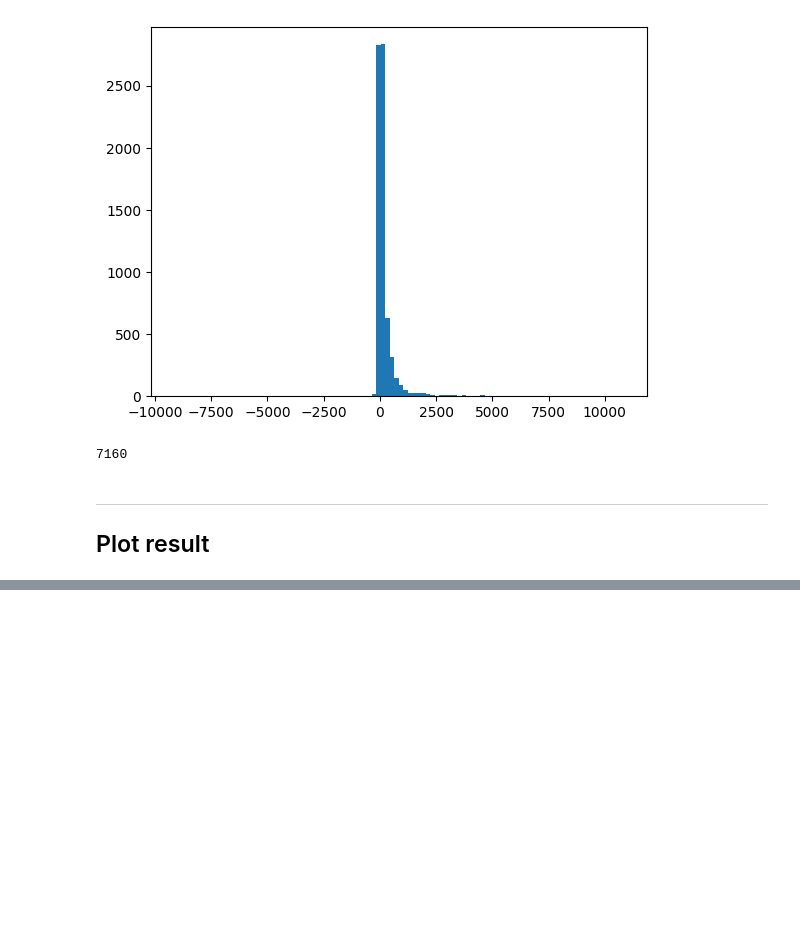
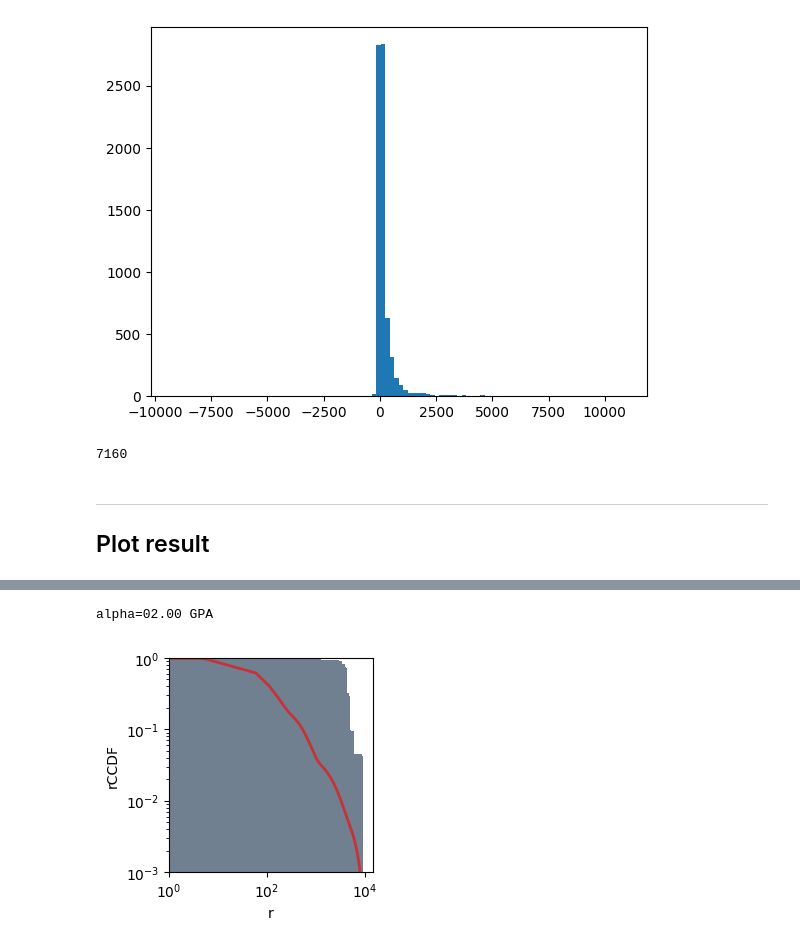
Before and after one commit to HyeminGu/Proximal_generative_models, a Jupyter notebook: Keystrokes.ipynb, the cells around one changed output, grey strips where cells are left out. Cells and saved outputs as stored; diff of their text form; code cells hidden in the pictures; blank space fills up the shorter version.

```diff
--- a/Keystrokes.ipynb
+++ b/Keystrokes.ipynb
@@ -96,3 +110,25 @@ alpha=02.00-Lip=1 GPA
+# %%
+# GPA (Light to Heavy)
+
+fs = ['alpha=02.00',]# 'reverse_KL', ]
+#beta1 = 'infty'
+#beta2 = df + d
+
+for f in fs:
+    if f in ['KL', 'reverse_KL']:
+        alias_f = f + '=02.00'
+    else:
+        alias_f = f
+    filename = "assets/Keystrokes/%s-Lipschitz_inf_7160_10000_00_3.pickle" % (alias_f)
+
+    with open(filename, "rb") as fr:
+        param, result = pickle.load(fr)
+
+    print(f"{f} GPA")
+    draw_plots1D(np.abs(result['trajectories'][-1]), np.abs(param['X_']), f"Real {f} GPA")
+# %% [output]
+alpha=02.00 GPA
+[figure, added]
 # %%
 # GAN (Light to Heavy)
 
```
Also changed, not shown: parts of 8 cells of this notebook, 35 other files.
